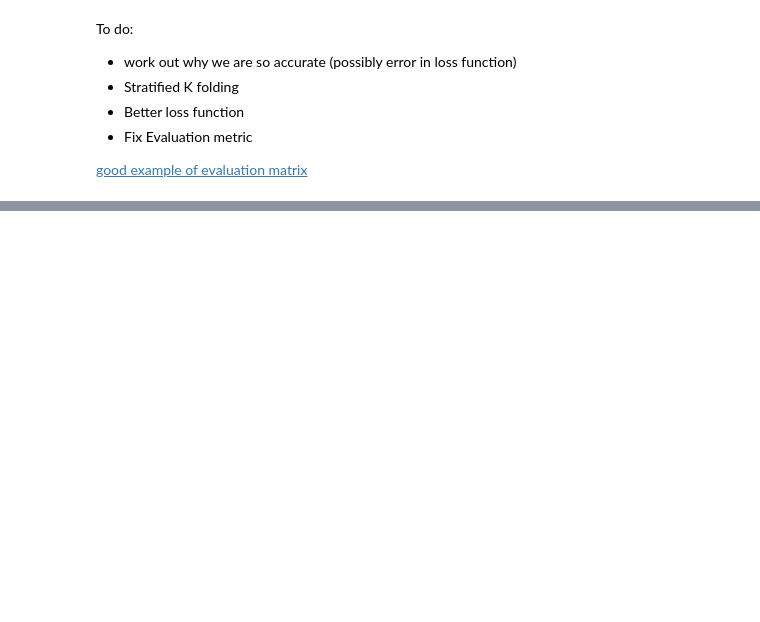
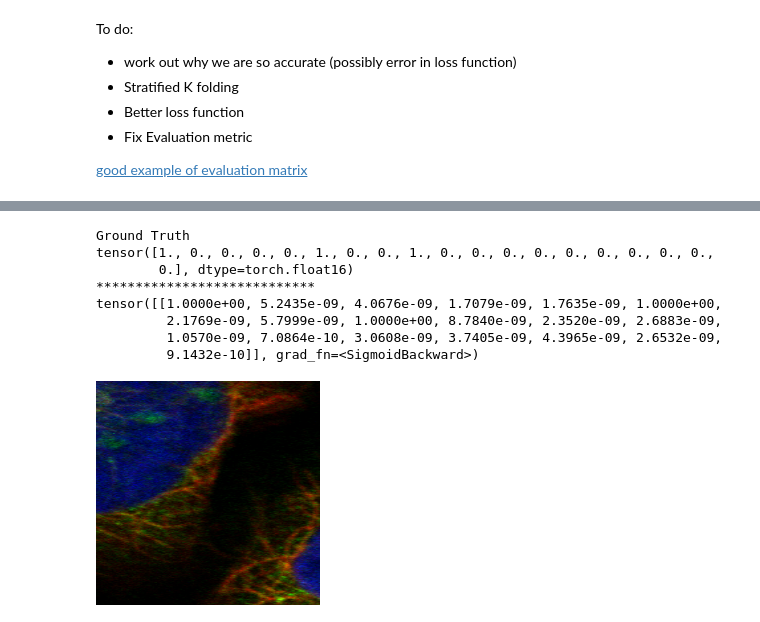
Before and after one commit to trainandgain/HPA-Single-Cell-Classification, a Jupyter notebook: notebooks/resnet_50_4_channel_multi_binary_cross_entropy_logit.ipynb, the cells around one changed output, grey strips where cells are left out. Cells and saved outputs as stored; diff of their text form; code cells hidden in the pictures; blank space fills up the shorter version.

```diff
--- a/notebooks/resnet_50_4_channel_multi_binary_cross_entropy_logit.ipynb
+++ b/notebooks/resnet_50_4_channel_multi_binary_cross_entropy_logit.ipynb
@@ -730,0 +827,12 @@ tensor([[0.4159, 0.2422, 0.6126, 0.3857, 0.4564, 0.4889, 0.4692, 0.5881, 0.5728,
+# %%
+random_view()
+# %% [output]
+Ground Truth
+tensor([1., 0., 0., 0., 0., 1., 0., 0., 1., 0., 0., 0., 0., 0., 0., 0., 0., 0.,
+        0.], dtype=torch.float16)
+****************************
+tensor([[1.0000e+00, 5.2435e-09, 4.0676e-09, 1.7079e-09, 1.7635e-09, 1.0000e+00,
+         2.1769e-09, 5.7999e-09, 1.0000e+00, 8.7840e-09, 2.3520e-09, 2.6883e-09,
+         1.0570e-09, 7.0864e-10, 3.0608e-09, 3.7405e-09, 4.3965e-09, 2.6532e-09,
+         9.1432e-10]], grad_fn=<SigmoidBackward>)
+[figure, added]
```
Also changed, not shown: parts of 18 cells of this notebook.
